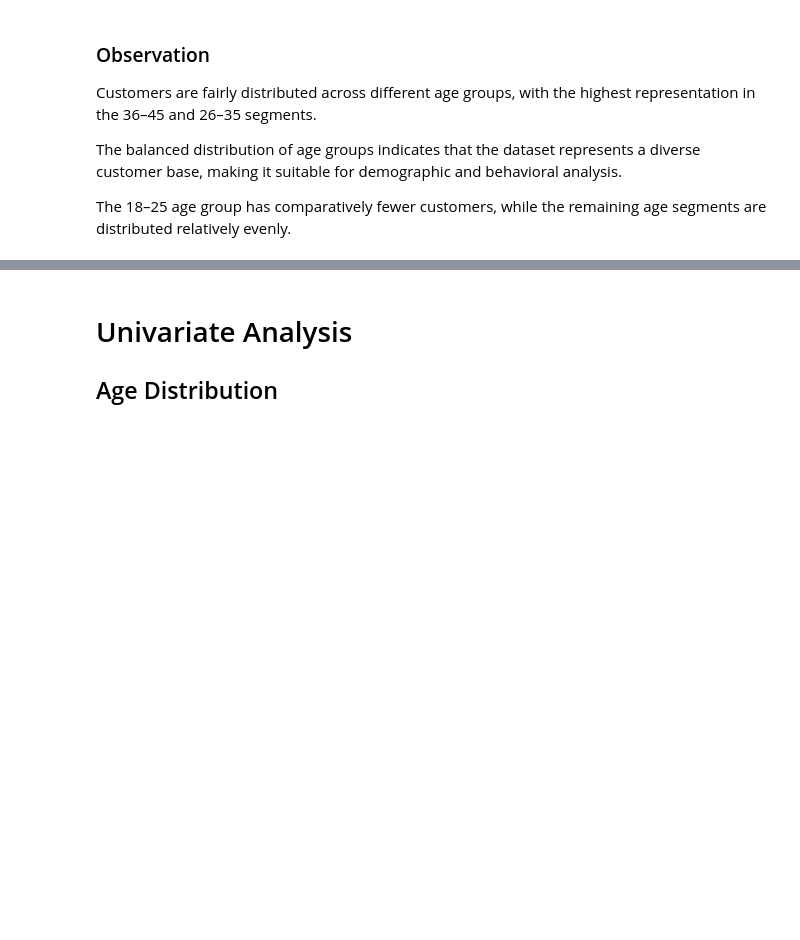
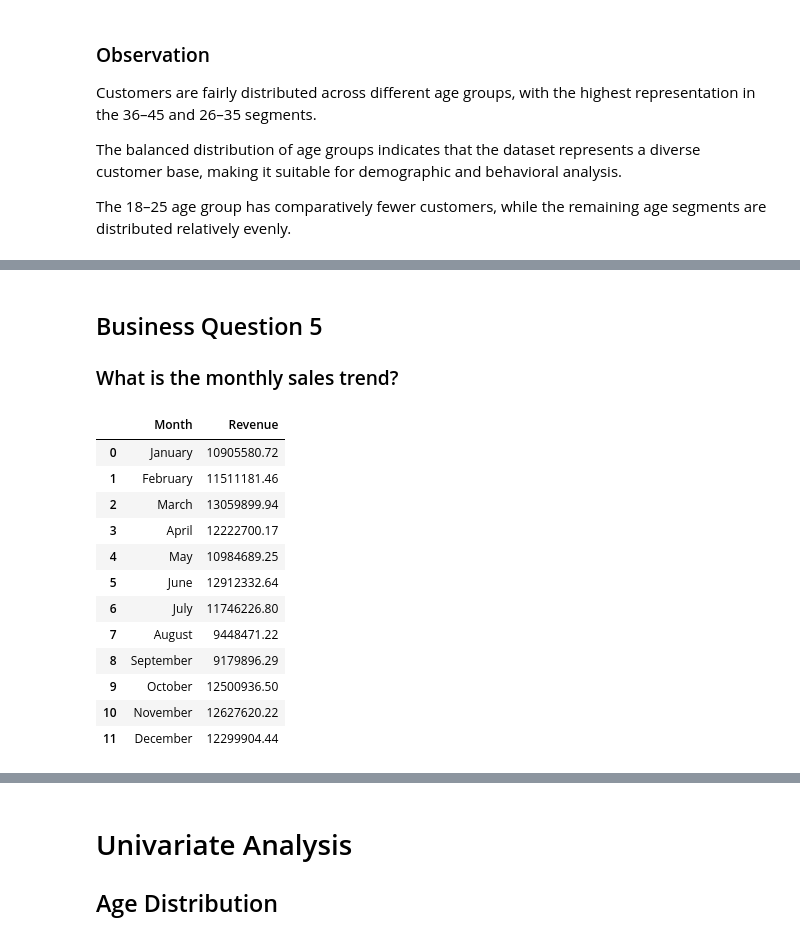
Before and after one commit to Sunita-lab/ApexPlanet-Internship-Ecommerce-Customer-Analytics, a Jupyter notebook: task 02 - EDA and business analytics/eda_and_business_analytics.ipynb, the cells around one changed output, grey strips where cells are left out. Drawn from its saved outputs; the diff is of its cells as text; code cells hidden in the pictures; blank space fills up the shorter version.

Commit message:
Add SQL business analysis to Task 2

```diff
--- a/task 02 - EDA and business analytics/eda_and_business_analytics.ipynb
+++ b/task 02 - EDA and business analytics/eda_and_business_analytics.ipynb
@@ -267,0 +272,13 @@ The 18–25 age group has comparatively fewer customers, while the remaining age
+# %%
+import sqlite3
+
+conn = sqlite3.connect(':memory:')
+
+df.to_sql(
+    'ecommerce',
+    conn,
+    index=False,
+    if_exists='replace'
+)
+
+print("Table created successfully!")
@@ -267,0 +412,42 @@ The 18–25 age group has comparatively fewer customers, while the remaining age
+# %% [markdown]
+## Business Question 5
+
+### What is the monthly sales trend?
+# %%
+query_5 = """
+SELECT
+    Month,
+    ROUND(SUM(Total_Sales), 2) AS Revenue
+FROM ecommerce
+GROUP BY Month
+ORDER BY CASE Month
+    WHEN 'January' THEN 1
+    WHEN 'February' THEN 2
+    WHEN 'March' THEN 3
+    WHEN 'April' THEN 4
+    WHEN 'May' THEN 5
+    WHEN 'June' THEN 6
+    WHEN 'July' THEN 7
+    WHEN 'August' THEN 8
+    WHEN 'September' THEN 9
+    WHEN 'October' THEN 10
+    WHEN 'November' THEN 11
+    WHEN 'December' THEN 12
+END;
+"""
+
+pd.read_sql_query(query_5, conn)
+# %% [output]
+|  | Month | Revenue |
+| 0 | January | 10905580.72 |
+| 1 | February | 11511181.46 |
+| 2 | March | 13059899.94 |
+| 3 | April | 12222700.17 |
+| 4 | May | 10984689.25 |
+| 5 | June | 12912332.64 |
+| 6 | July | 11746226.80 |
+| 7 | August | 9448471.22 |
+| 8 | September | 9179896.29 |
+| 9 | October | 12500936.50 |
+| 10 | November | 12627620.22 |
+| 11 | December | 12299904.44 |
```
Also changed, not shown: parts of 34 cells of this notebook.
